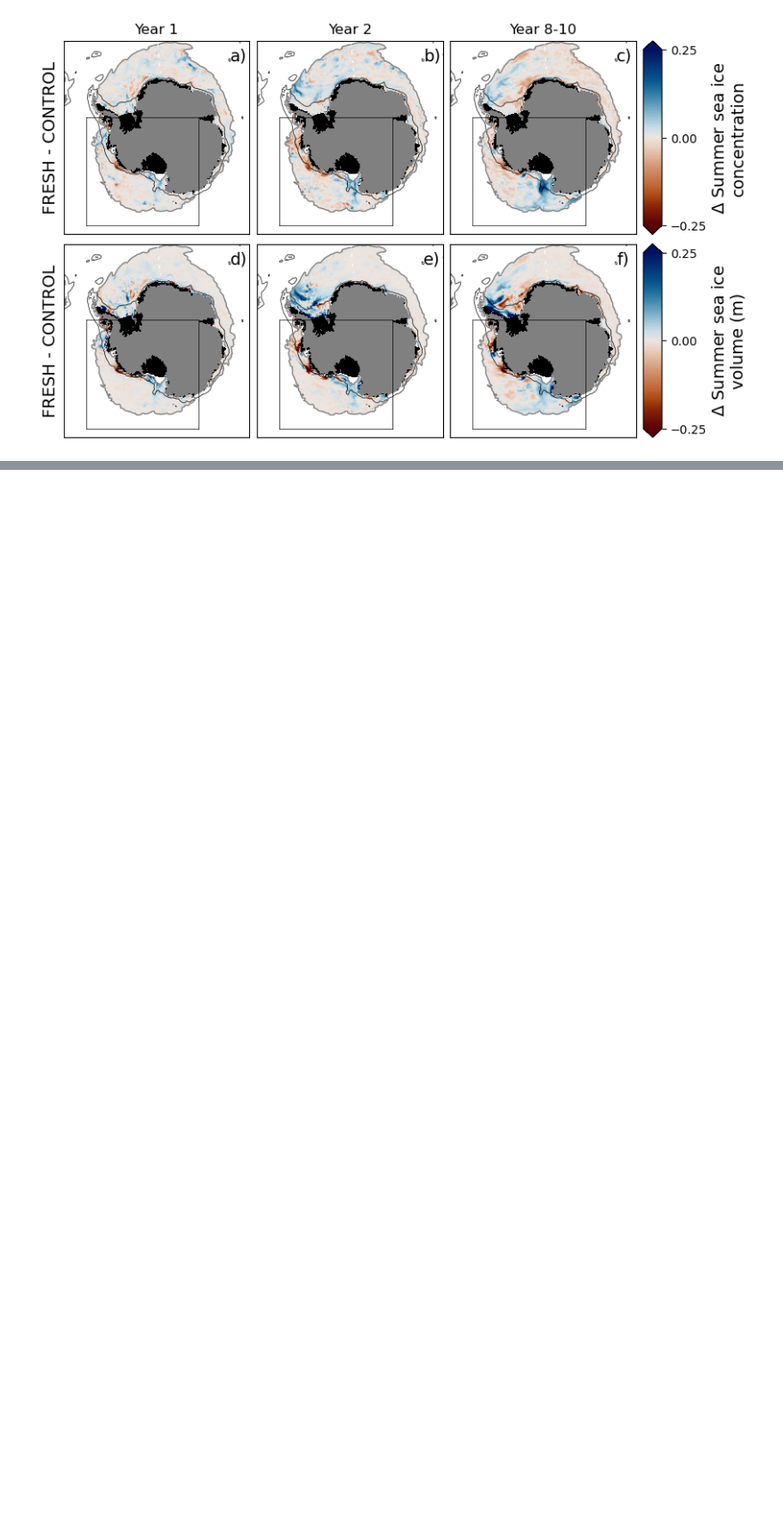
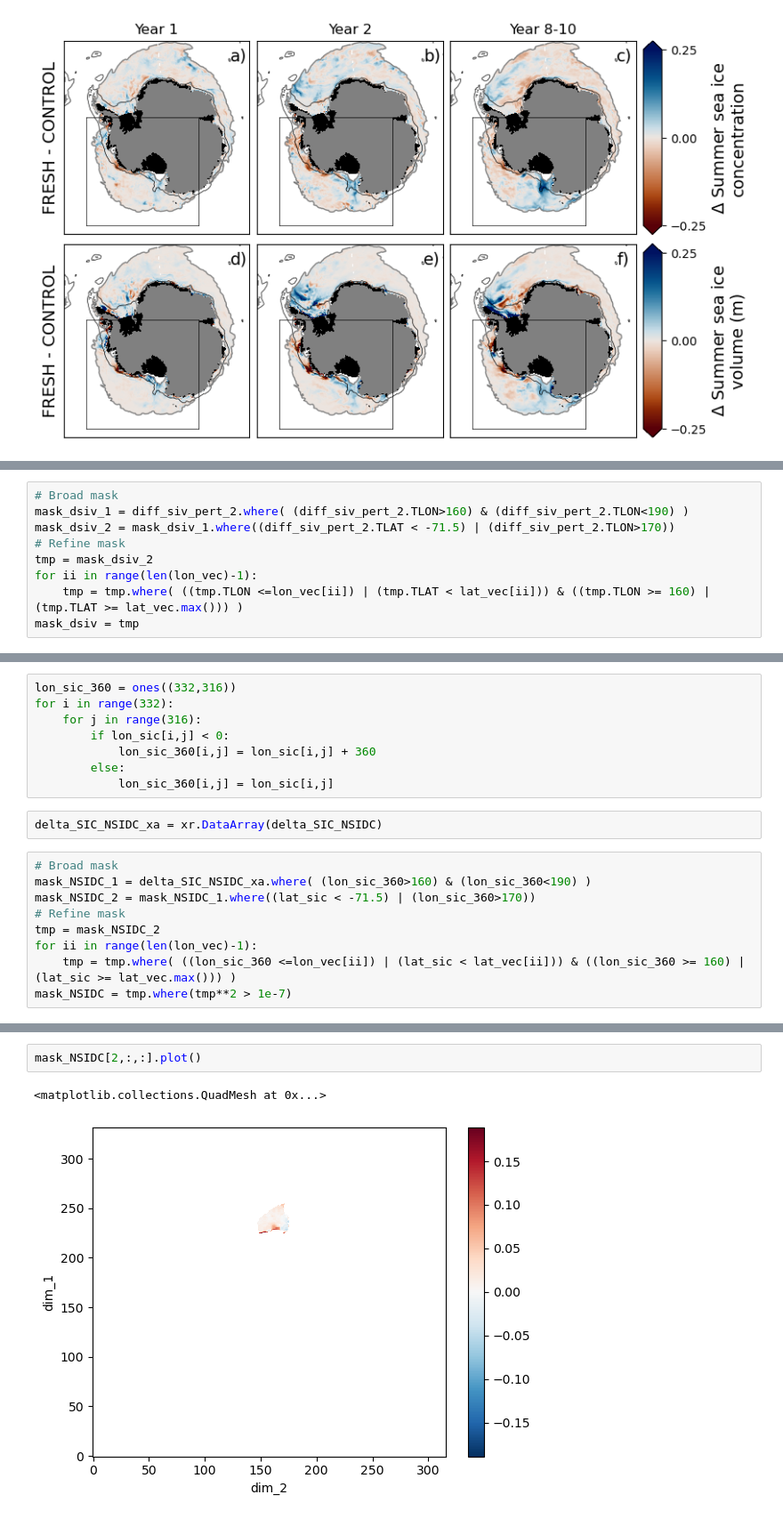
Before and after one commit to wghuneke/MetROMS_BasalMelt_Perturbation, a Jupyter notebook: scripts/plot_Fig2_FigS1_FigS2_trends.ipynb, the cells around one changed output, grey strips where cells are left out. Shown at 89% size. Cells and saved outputs as stored; diff of their text form; blank space fills up the shorter version.

```diff
--- a/scripts/plot_Fig2_FigS1_FigS2_trends.ipynb
+++ b/scripts/plot_Fig2_FigS1_FigS2_trends.ipynb
@@ -817,0 +988,9 @@ if plot_flag == 1:
+# %%
+# Broad mask
+mask_dsiv_1 = diff_siv_pert_2.where( (diff_siv_pert_2.TLON>160) & (diff_siv_pert_2.TLON<190) )
+mask_dsiv_2 = mask_dsiv_1.where((diff_siv_pert_2.TLAT < -71.5) | (diff_siv_pert_2.TLON>170))
+# Refine mask
+tmp = mask_dsiv_2
+for ii in range(len(lon_vec)-1):
+    tmp = tmp.where( ((tmp.TLON <=lon_vec[ii]) | (tmp.TLAT < lat_vec[ii])) & ((tmp.TLON >= 160) | (tmp.TLAT >= lat_vec.max())) )
+mask_dsiv = tmp
@@ -817,0 +999,19 @@ if plot_flag == 1:
+# %%
+lon_sic_360 = ones((332,316))
+for i in range(332):
+    for j in range(316):
+        if lon_sic[i,j] < 0:
+            lon_sic_360[i,j] = lon_sic[i,j] + 360
+        else:
+            lon_sic_360[i,j] = lon_sic[i,j]
+# %%
+delta_SIC_NSIDC_xa = xr.DataArray(delta_SIC_NSIDC)
+# %%
+# Broad mask
+mask_NSIDC_1 = delta_SIC_NSIDC_xa.where( (lon_sic_360>160) & (lon_sic_360<190) )
+mask_NSIDC_2 = mask_NSIDC_1.where((lat_sic < -71.5) | (lon_sic_360>170))
+# Refine mask
+tmp = mask_NSIDC_2
+for ii in range(len(lon_vec)-1):
+    tmp = tmp.where( ((lon_sic_360 <=lon_vec[ii]) | (lat_sic < lat_vec[ii])) & ((lon_sic_360 >= 160) | (lat_sic >= lat_vec.max())) )
+mask_NSIDC = tmp.where(tmp**2 > 1e-7)
@@ -817,0 +1055,5 @@ if plot_flag == 1:
+# %%
+mask_NSIDC[2,:,:].plot()
+# %% [output]
+<matplotlib.collections.QuadMesh at 0x...>
+[figure, added]
```
Also changed, not shown: parts of 44 cells of this notebook, 5 other files.
